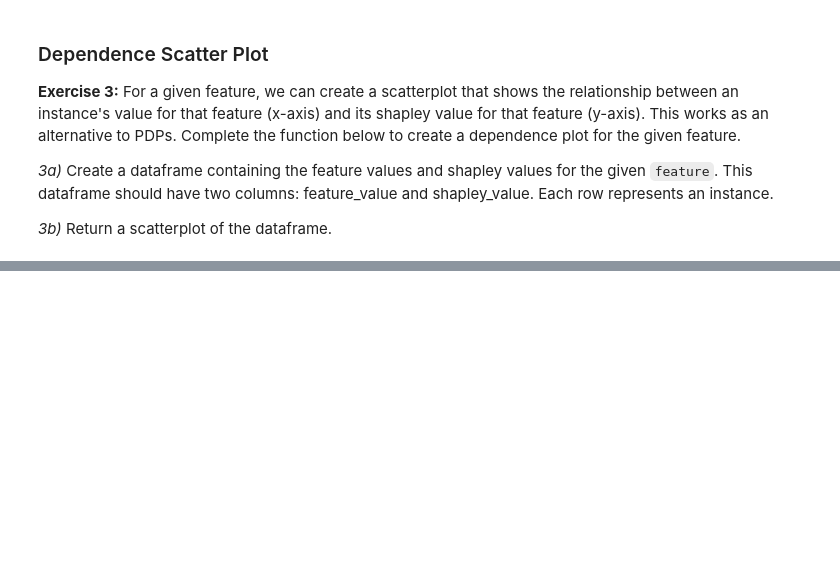
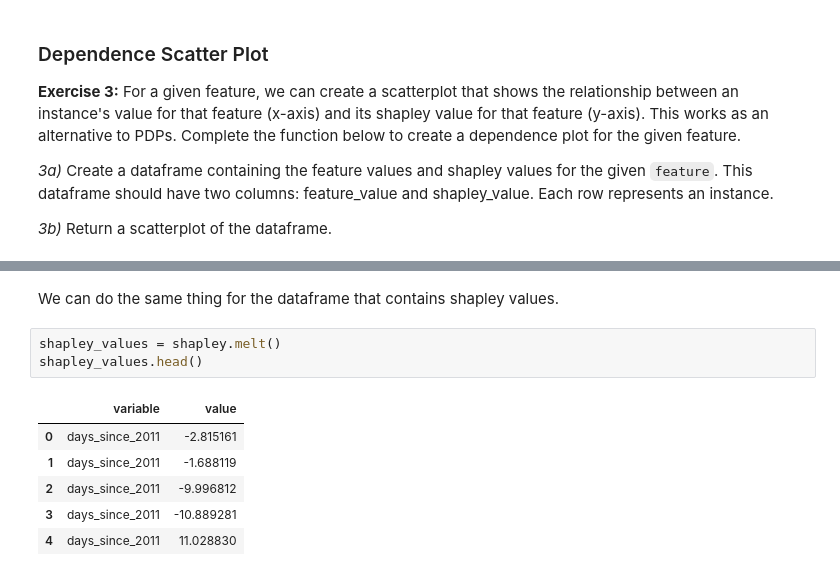
Before and after one commit to DanielKerrigan/vis4ml-class-notebooks, a Jupyter notebook: 05_solutions.ipynb, the cells around one changed output, grey strips where cells are left out. Drawn from its saved outputs; the diff is of its cells as text; blank space fills up the shorter version.

```diff
--- a/05_solutions.ipynb
+++ b/05_solutions.ipynb
@@ -198,0 +288,12 @@ plot_dependence(subset, shapley, 'temp')
+# %% [markdown]
+We can do the same thing for the dataframe that contains shapley values.
+# %%
+shapley_values = shapley.melt()
+shapley_values.head()
+# %% [output]
+|  | variable | value |
+| 0 | days_since_2011 | -2.815161 |
+| 1 | days_since_2011 | -1.688119 |
+| 2 | days_since_2011 | -9.996812 |
+| 3 | days_since_2011 | -10.889281 |
+| 4 | days_since_2011 | 11.028830 |
```
Also changed, not shown: parts of 23 cells of this notebook.
